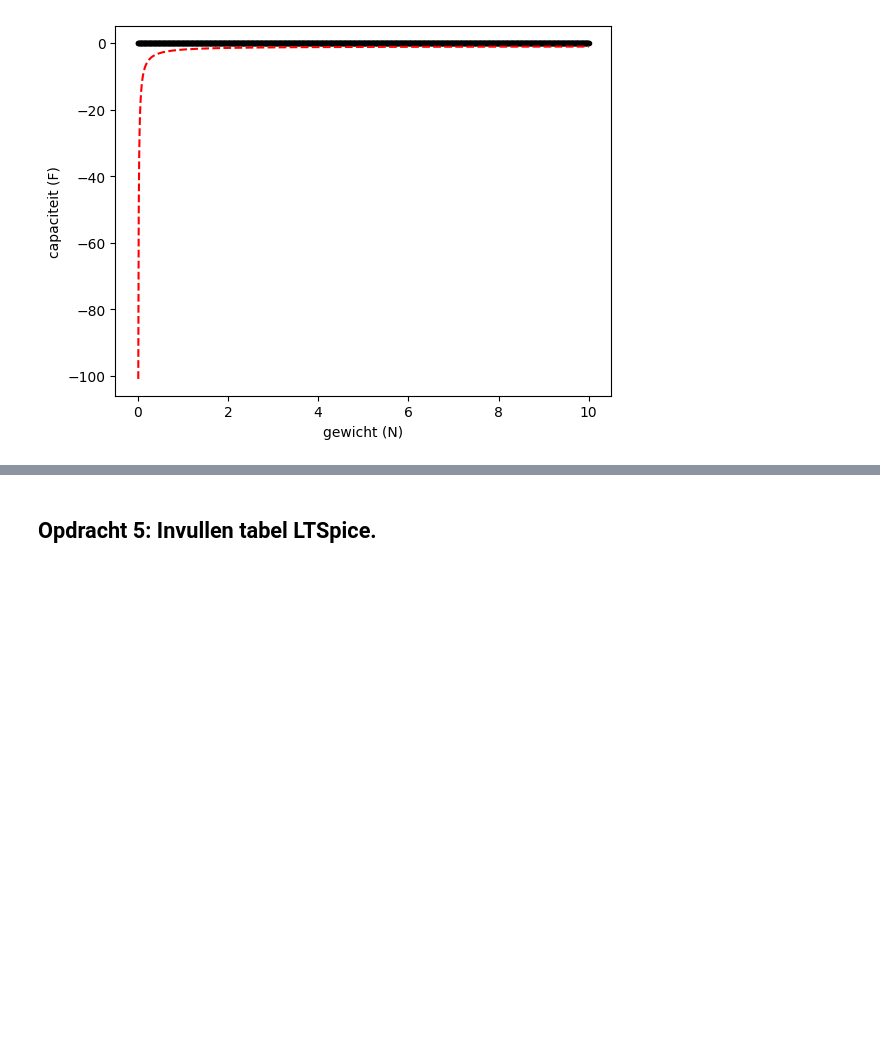
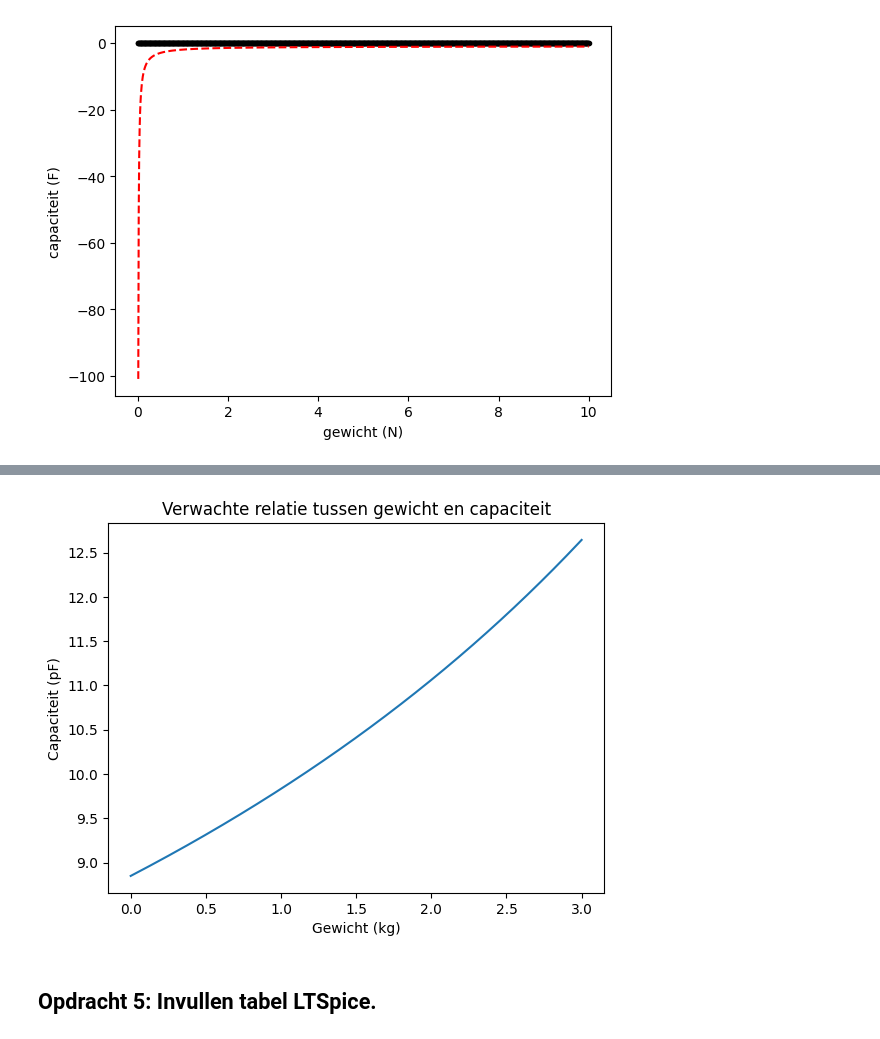
Before and after one commit to sralmulder-hash/opdrachten-DEF-D, a Jupyter notebook: FysiekeOntwerpopdrachten/2OntwerpEenSensorCondensator/DEFOntwerpopdracht2OntwerpEenSensorInvulTemplate.ipynb, the cells around one changed output, grey strips where cells are left out. Saved outputs shown, nothing was run; the diff lists cells and outputs as text; code cells hidden in the pictures; blank space fills up the shorter version.

```diff
--- a/FysiekeOntwerpopdrachten/2OntwerpEenSensorCondensator/DEFOntwerpopdracht2OntwerpEenSensorInvulTemplate.ipynb
+++ b/FysiekeOntwerpopdrachten/2OntwerpEenSensorCondensator/DEFOntwerpopdracht2OntwerpEenSensorInvulTemplate.ipynb
@@ -128,3 +156,30 @@ plt.plot(gewicht_test, C_testtwee, 'r--')
+# %%
+import numpy as np
+import matplotlib.pyplot as plt
+
+# ====== Geschatte fysische parameters ======
+epsilon = 8.85e-12      # permittiviteit (lucht)
+A = 0.01                # plaatoppervlak (m^2)
+d0 = 0.01              # beginafstand zonder gewicht (m)
+k = 0.001               # indrukking per kg (m/kg)
+
+# Gewicht (kg)
+x = np.linspace(0, 3, 500)
+
+# Nieuwe afstand tussen platen
+d = d0 - k*x
+
+# Capaciteit
+C = (epsilon * A / d)*1e12
+
+# Plot
+plt.plot(x, C)
+plt.xlabel("Gewicht (kg)")
+plt.ylabel("Capaciteit (pF)")
+plt.title("Verwachte relatie tussen gewicht en capaciteit")
+plt.show()
+# %% [output]
+[figure, added]
 # %% [markdown]
 ## Opdracht 5: Invullen tabel LTSpice.
 # %% [markdown]
```
Also changed, not shown: parts of 2 cells of this notebook.
